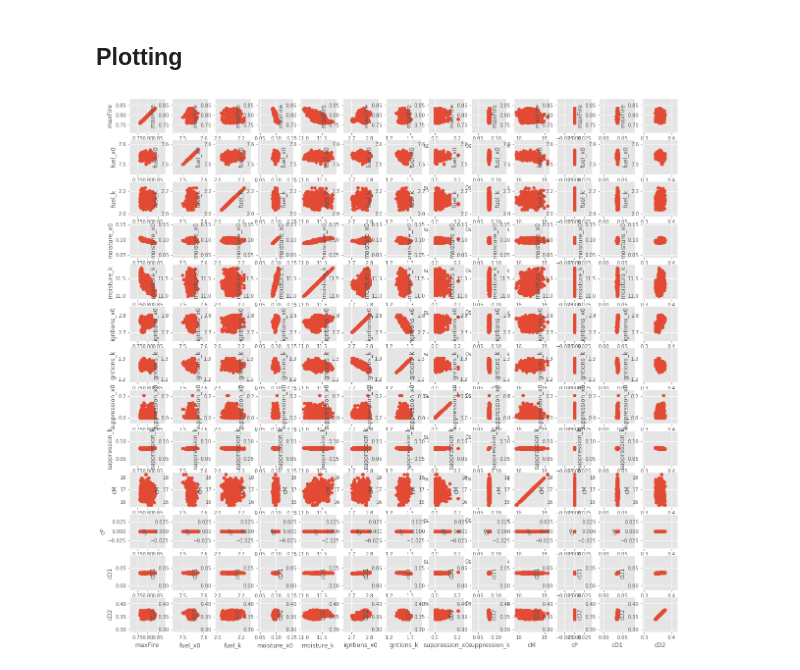
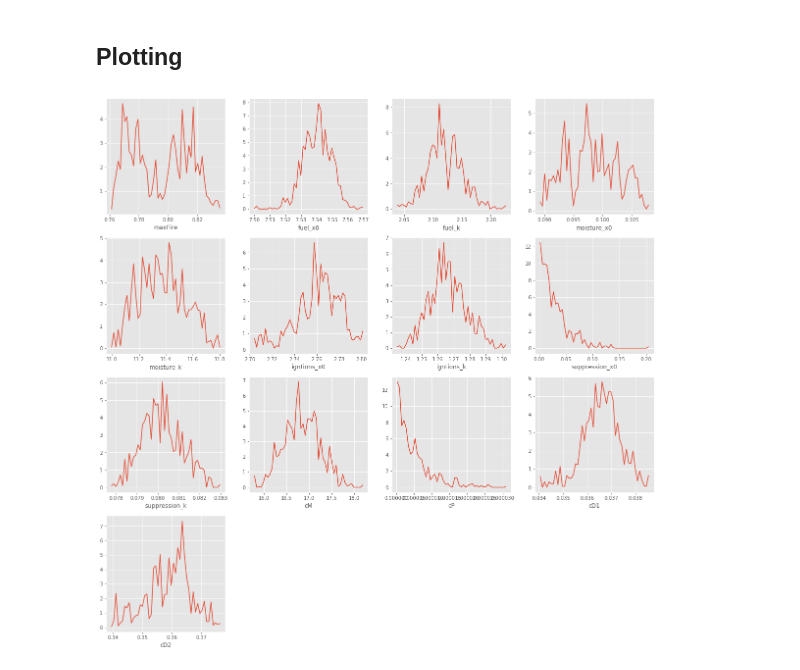
Before and after one commit to rhyswhitley/fire_limitation, a Jupyter notebook: notebooks/bayesian_inference.ipynb, the cells around one changed output. Drawn from its saved outputs; the diff is of its cells as text; code cells hidden in the pictures.

Commit message:
plotting param pdf rather than co-coreltion (was to much info on one plot) and tidying prosterior plots a little

```diff
--- a/notebooks/bayesian_inference.ipynb
+++ b/notebooks/bayesian_inference.ipynb
@@ -352,27 +352,33 @@ vals.to_csv(param_outpath, index=False)
 # %%
 variables2Plot = ['maxFire'       ,
                   'fuel_x0'       , 'fuel_k',
                   'moisture_x0'   , 'moisture_k',
                   'igntions_x0'   , 'igntions_k',
                   'suppression_x0', 'suppression_k',
                   'cM'            , 'cP',
                   'cD1'           , 'cD2']
 
-plt.figure(figsize=(20,20))
 nvar = len(variables2Plot)
-def plotVarVsVAr(var1, var2, pn):
-    plt.subplot(nvar, nvar, pn)
-    plt.scatter(vals[var1], vals[var2])
+npcol = 4
+nprow = np.ceil(nvar / npcol)
+
+plt.figure(figsize=(20,5 * nprow))
+def plotVar(var1, pn):
+    plt.subplot(npcol, nprow, pn)
+    param = vals[var1]
+
+    hist, bins = np.histogram(param, bins=50)
+    hist = 100.0 * hist / np.sum(hist)
+    bins = bins[1:] - np.diff(bins)/2
+    plt.plot(bins, hist)
     plt.xlabel(var1)
-    plt.ylabel(var2)
 
 pn = 0
 for i in variables2Plot:
-    for j in variables2Plot:
-        pn = pn + 1
-        plotVarVsVAr(j, i, pn)
+    pn = pn + 1
+    plotVar(i, pn)
 # %% [output]
-[figure, old version]
+[figure, new version]
 # %%
 from pdb import set_trace as browser
 plt.figure(figsize=(10, 10))
```
Also changed, not shown: parts of 1 cell of this notebook.
